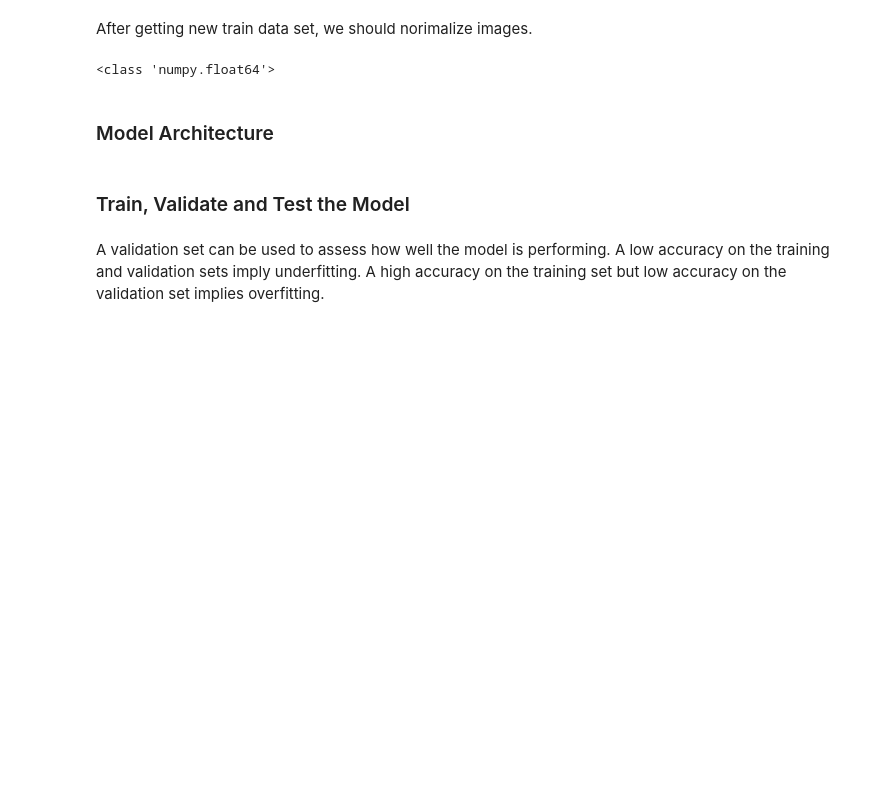
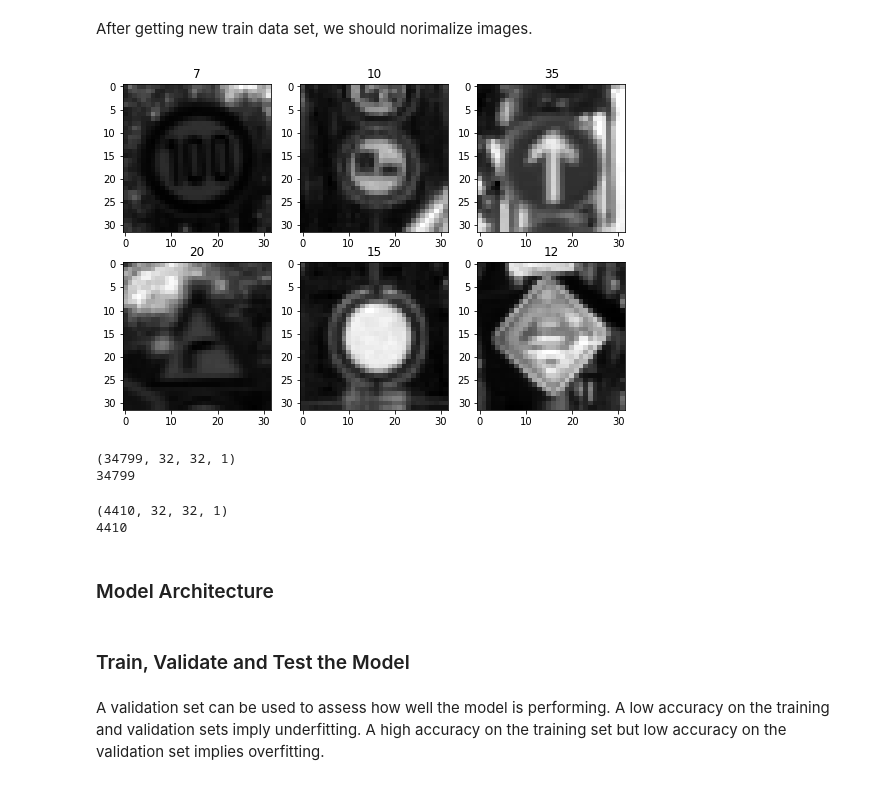
Before and after one commit to roy-wang-py/trafficSignClassifier, a Jupyter notebook: Traffic_Sign_Classifier.ipynb, the cells around one changed output. Cells and saved outputs as stored; diff of their text form; code cells hidden in the pictures; blank space fills up the shorter version.

Commit message:
complete model built, and it did well

```diff
--- a/Traffic_Sign_Classifier.ipynb
+++ b/Traffic_Sign_Classifier.ipynb
@@ -234,12 +261,2 @@ print(imgs_num_per_class(new_train_label))
 # %% [markdown]
 After getting new train data set, we should norimalize images.
-# %%
-def img_norimalize(dataset):
-    num,height,width,_ = dataset.shape
-    dst_imgs = np.zeros((num,height,width,1))
-    for idx in range(num):
-        img = dataset[idx]
-        gray = color.rgb2gray(img)
-
-        dst_imgs[idx,:,:,0] = (gray-128)/255
-    return dst_imgs
@@ -248,4 +262,0 @@ gray_imgs = img_norimalize(new_train)
-# %%
-print(type(gray_imgs[0][0][0][0]))
-# %% [output]
-<class 'numpy.float64'>
@@ -254,3 +263,44 @@ from sklearn.utils import shuffle
+# %%
+def img_norimalize(dataset):
+    gray = np.sum(dataset/3, axis=3, keepdims=True)
+    gray = (gray - 128.0)/255
+    return gray
+# %%
+#from sklearn.model_selection import train_test_split
+
+X_train_new = img_norimalize(X_train)
+y_train_new = y_train
+#X_train_new = img_norimalize(new_train)
+#y_train_new = new_train_label
+X_valid_new = img_norimalize(X_valid)
+y_valid_new = y_valid
+
+X_test_new = img_norimalize(X_test)
+y_test_new = y_test
+# %%
+#check gray imgs
+images = {}
+labels = {}
+index = np.random.randint(low=0, high=n_train+1, size=6)
+for i in range(6):
+    labels[i] = str(y_train_new[index[i]])
+    images[i] = X_train_new[index[i]].squeeze()
+
+show_images(images, labels, 2, 3)
+# %% [output]
+[figure, added]
+# %%
+print(X_train_new.shape)
+print(len(y_train_new))
+# %% [output]
+(34799, 32, 32, 1)
+34799
+# %%
+print(X_valid_new.shape)
+print(len(y_valid_new))
+# %% [output]
+(4410, 32, 32, 1)
+4410
 # %% [markdown]
 ### Model Architecture
 # %%
```
Also changed, not shown: parts of 34 cells of this notebook, 8 other files.
